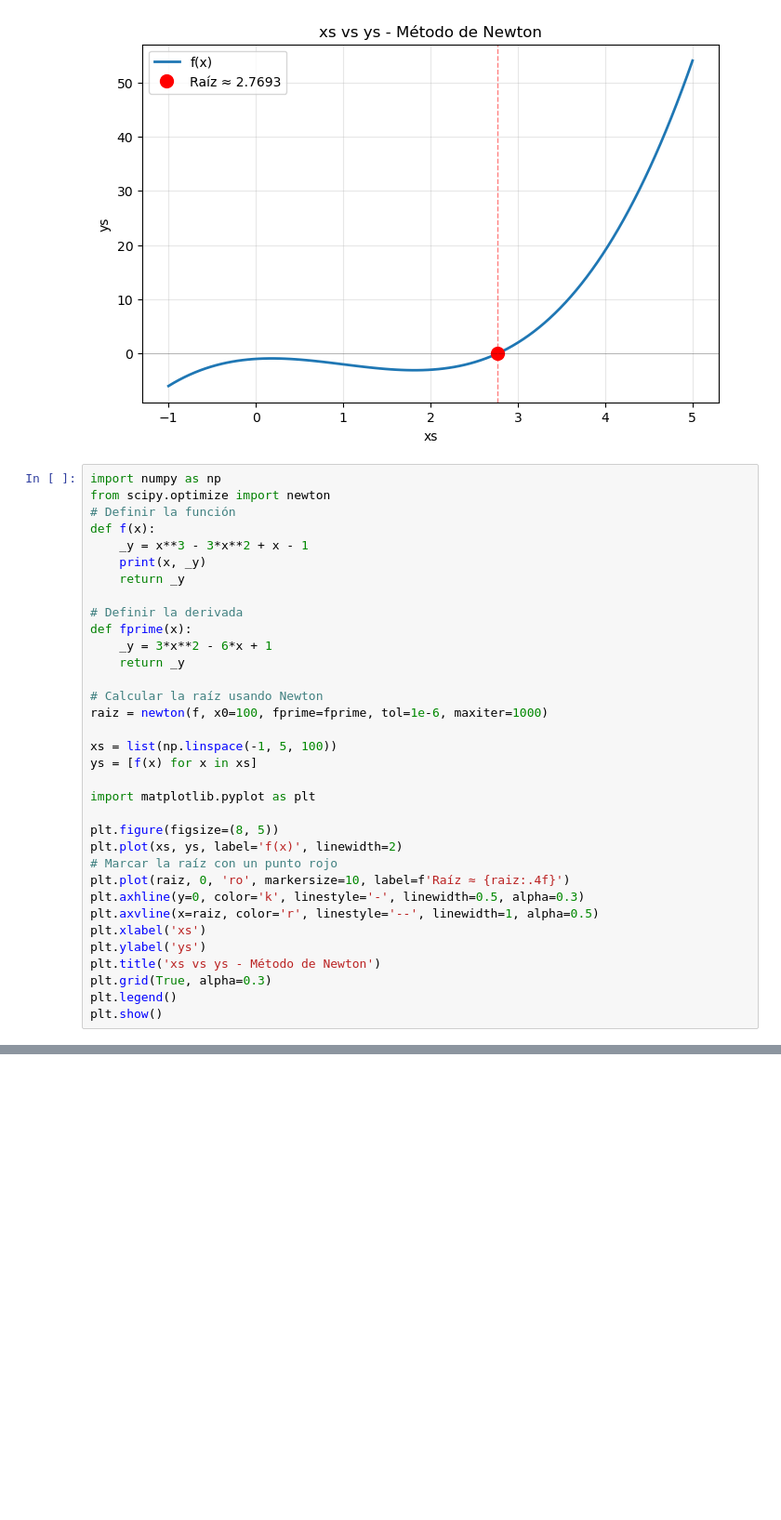
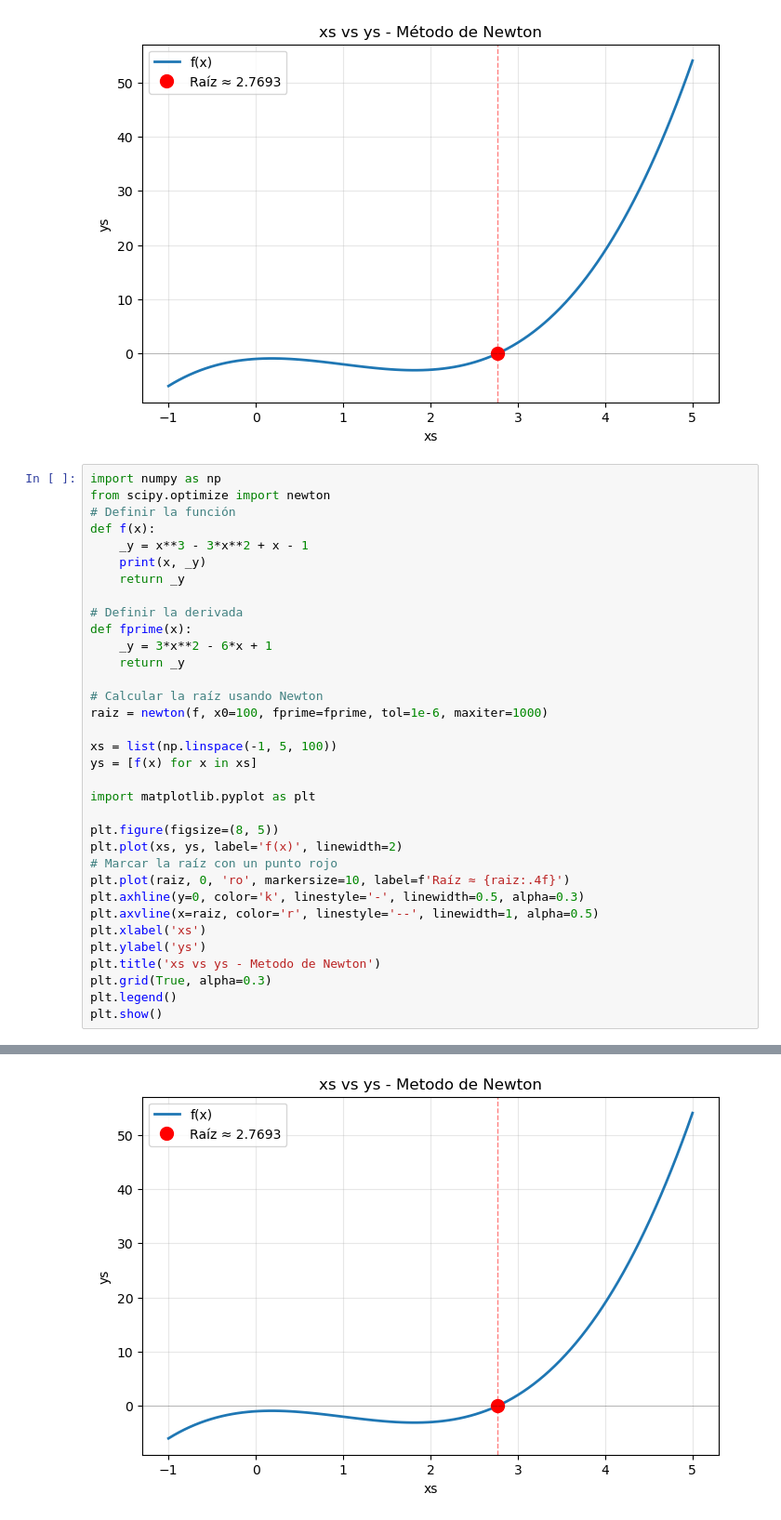
Before and after one commit to Mateosky1/Taller02-MN, a Jupyter notebook: Taller2.ipynb, the cells around one changed output, grey strips where cells are left out. Shown at 93% size. Cells and saved outputs as stored; diff of their text form; blank space fills up the shorter version.

```diff
--- a/Taller2.ipynb
+++ b/Taller2.ipynb
@@ -123,7 +123,7 @@ plt.axhline(y=0, color='k', linestyle='-', linewidth=0.5, alpha=0.3)
 plt.axvline(x=raiz, color='r', linestyle='--', linewidth=1, alpha=0.5)
 plt.xlabel('xs')
 plt.ylabel('ys')
-plt.title('xs vs ys - Método de Newton')
+plt.title('xs vs ys - Metodo de Newton')
 plt.grid(True, alpha=0.3)
 plt.legend()
 plt.show()
@@ -146,3 +148,4 @@ plt.show()
+[figure, added]
 # %%
 import numpy as np
 from scipy.optimize import newton
```
Also changed, not shown: parts of 12 cells of this notebook.
